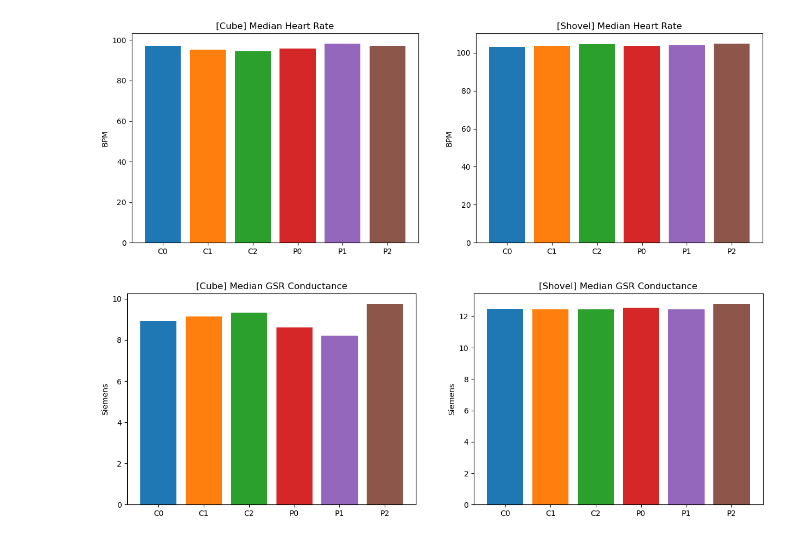
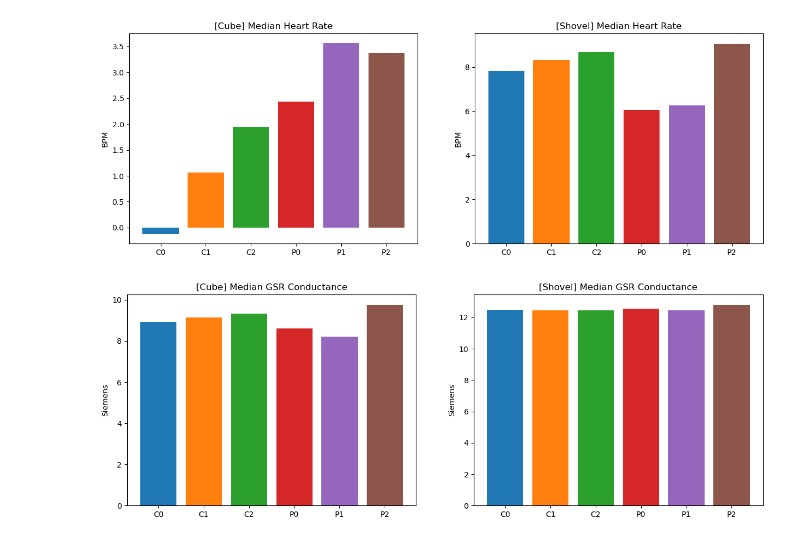
Before and after one commit to EliDll/phw-eval, a Jupyter notebook: data_eval.ipynb, the cells around one changed output. Drawn from its saved outputs; the diff is of its cells as text; code cells hidden in the pictures.

```diff
--- a/data_eval.ipynb
+++ b/data_eval.ipynb
@@ -25,6 +25,8 @@ imot = "i"
 start_ts = "start"
 end_ts = "end"
 
+rhr = "resting_hr"
+
 unity_unix_key = "ts_unix_ms"
 
 imot_unix_key = "System Timestamp CAL"
@@ -55,10 +57,7 @@ def task_end(df, e):
 
         return final_unload[unity_unix_key].min()
 
-def trim_imot(df, task_start, task_end):
-    min_ts = task_start - baseline_ms
-    max_ts = task_end + baseline_ms
-
+def trim_imot(df, min_ts, max_ts):
     imot_start = df.dropna(subset = imot_unix_key).iloc[0][imot_unix_key]
 
     min_trimmed = df[(imot_start + df[imot_delta_ms_key] >= min_ts)]
@@ -70,14 +69,27 @@ def get_condition(p, e, c):
     imot_raw = get_df(p, e, c, imot).filter(items=imot_keys)
     unity_raw = get_df(p, e, c, unity)
 
-    start = task_start(unity_raw)
-    end = task_end(unity_raw, e)
+    task_start_ts = task_start(unity_raw)
+    task_end_ts = task_end(unity_raw, e)
+
+    baseline_imot = trim_imot(
+        imot_raw,
+        min_ts = 0,
+        max_ts = task_start_ts
+        )
+
+    task_imot = trim_imot(
+        imot_raw,
+        min_ts = task_start_ts - baseline_ms,
+        max_ts = task_end_ts + baseline_ms
+        )
 
     return {
-        imot: trim_imot(imot_raw, start, end),
+        imot: task_imot,
         unity: unity_raw,
-        start_ts: start,
-        end_ts: end
+        start_ts: task_start_ts,
+        end_ts: task_end_ts,
+        rhr: baseline_imot[hr_key].median()
     }
 
 def get_experiment(p, e):
@@ -146,22 +158,22 @@ def plot_experiments(cube_values, shovel_values, title, ylabel):
     plt.show()
 # %%
 def agg_hr(data, e, c):
-    dfs = list(map(lambda x: x[e][c][imot], data))
-    single_values = list(map(lambda x: single_median(x, hr_key), dfs))
+    participants = list(map(lambda x: x[e][c], data))
+    single_values = list(map(lambda x: single_median(x[imot], hr_key) - x[rhr], participants))
     return np.mean(single_values)
 
 labels = conditions
 cube_values = list(map(lambda x: agg_hr(data, cube, x), conditions))
 shovel_values = list(map(lambda x: agg_hr(data, shovel, x), conditions))
 
 plot_experiments(
     cube_values= cube_values,
     shovel_values= shovel_values,
     title= 'Median Heart Rate',
     ylabel= 'BPM'
     )
 # %% [output]
-[figure, old version]
+[figure, new version]
 # %%
 def agg_gsc(data, e, c):
     dfs = list(map(lambda x: x[e][c][imot], data))
```
